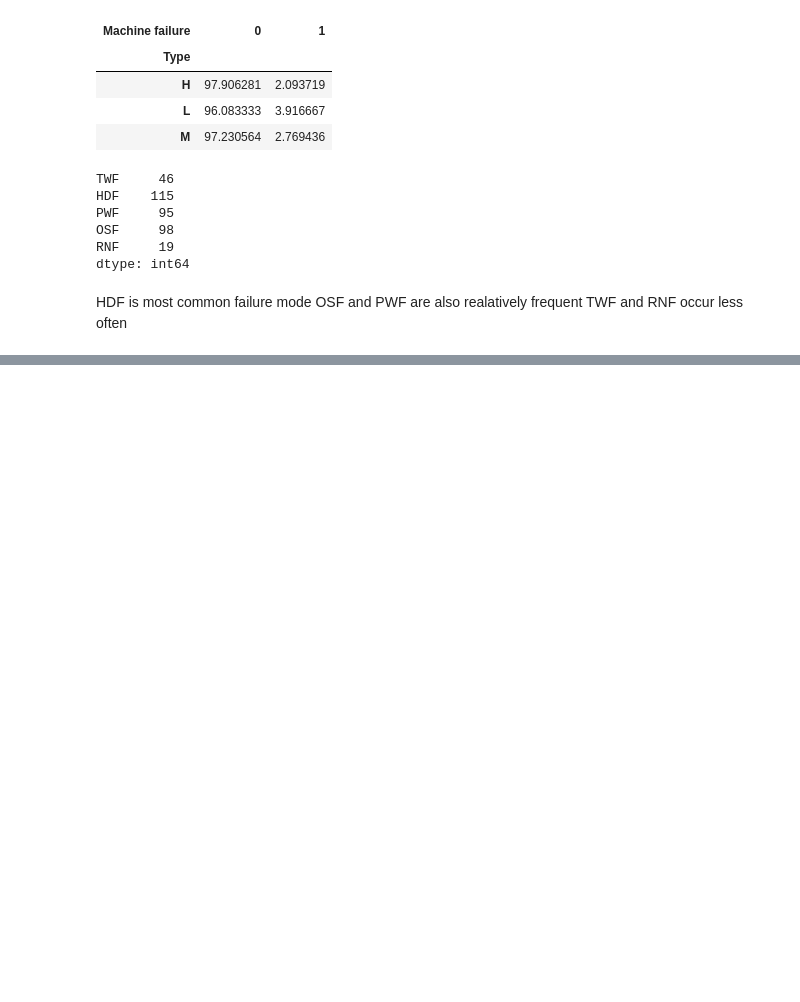
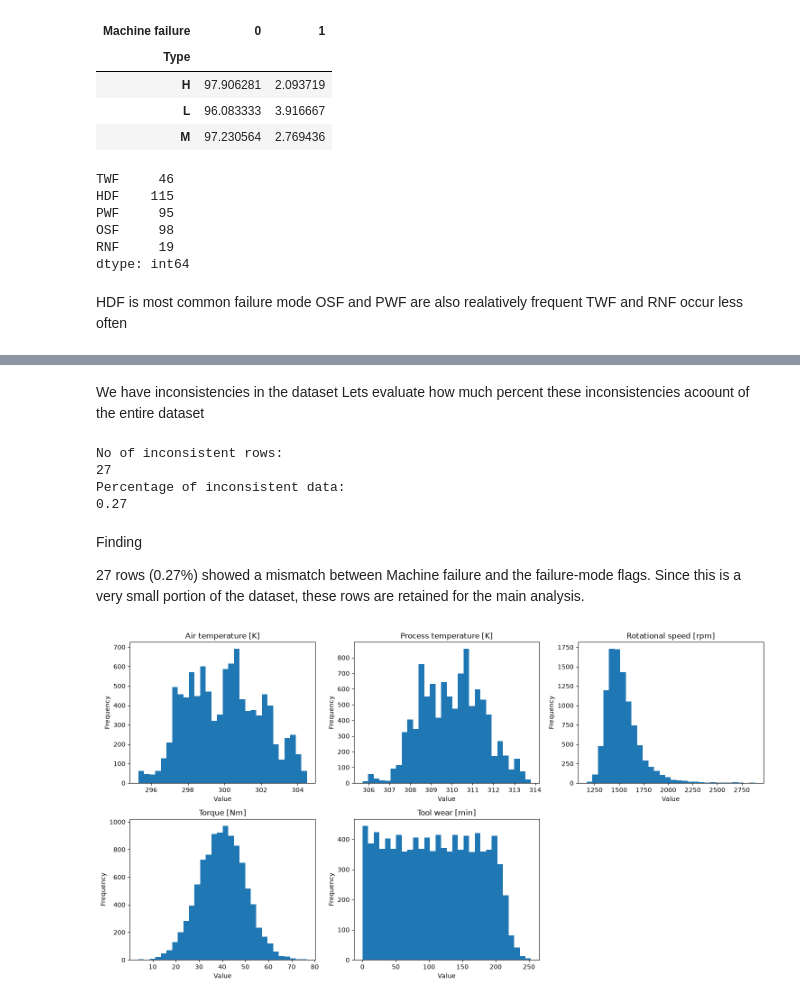
Before and after one commit to sathvik-reddy28/Intelligent-Predictive-Maintenance, a Jupyter notebook: notebooks/data_understanding.ipynb, the cells around one changed output, grey strips where cells are left out. Drawn from its saved outputs; the diff is of its cells as text; code cells hidden in the pictures; blank space fills up the shorter version.

Commit message:
Epand EDA with sensor analysis

```diff
--- a/notebooks/data_understanding.ipynb
+++ b/notebooks/data_understanding.ipynb
@@ -106,0 +153,44 @@ TWF and RNF occur less often
+# %% [markdown]
+We have inconsistencies in the dataset
+Lets evaluate how much percent these inconsistencies acoount of the entire dataset
+# %%
+inconsitent=df[
+    ((df["Machine failure"]==0) & (df[failure_modes].sum(axis=1)>0)) |
+    ((df["Machine failure"]==1) & (df[failure_modes].sum(axis=1)==0))
+]
+print('No of inconsistent rows:')
+print(len(inconsitent))
+print('Percentage of inconsistent data:')
+print((len(inconsitent)/len(df))*100)
+# %% [output]
+No of inconsistent rows:
+27
+Percentage of inconsistent data:
+0.27
+# %% [markdown]
+Finding
+
+27 rows (0.27%) showed a mismatch between Machine failure and the failure-mode flags. Since this is a very small portion of the dataset, these rows are retained for the main analysis.
+# %%
+import matplotlib.pyplot as plt
+
+sensor_cols=[
+    "Air temperature [K]",
+    "Process temperature [K]",
+    "Rotational speed [rpm]",
+    "Torque [Nm]",
+    "Tool wear [min]"
+]
+
+fig,axes=plt.subplots(2,3,figsize=(15,8))
+for ax,col in zip(axes.flatten(),sensor_cols):
+    ax.hist(df[col],bins=30)
+    ax.set_title(col)
+    ax.set_xlabel("Value")
+    ax.set_ylabel("Frequency")
+
+axes.flatten()[-1].set_visible(False)
+plt.tight_layout()
+plt.show()
+# %% [output]
+[figure, added]
```
Also changed, not shown: parts of 6 cells of this notebook.
